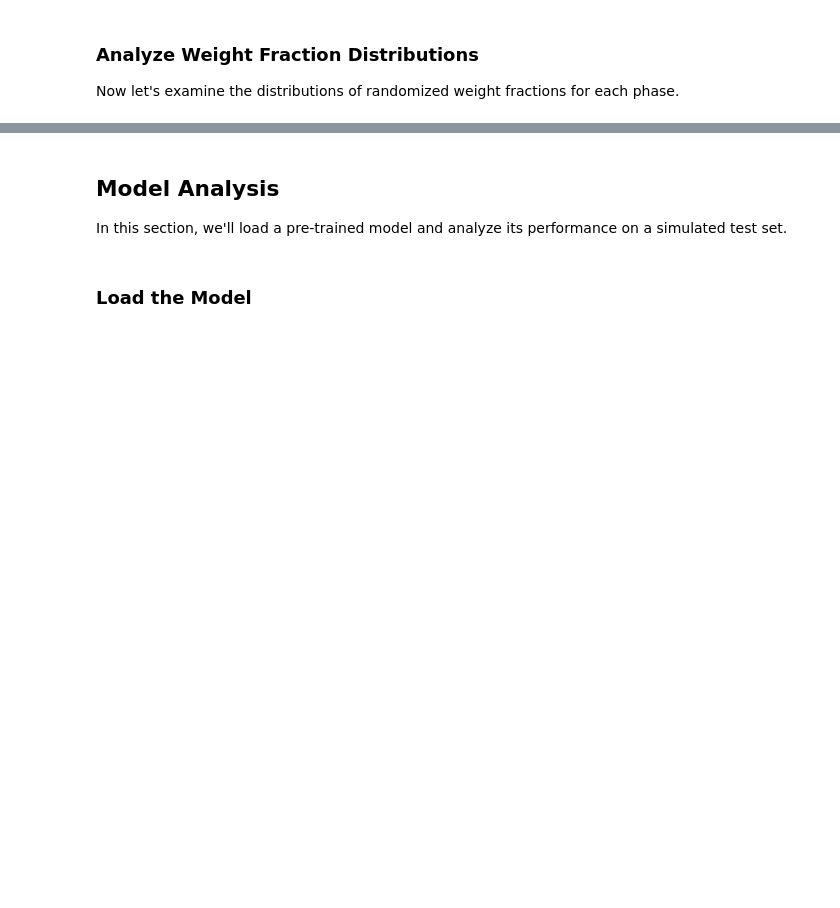
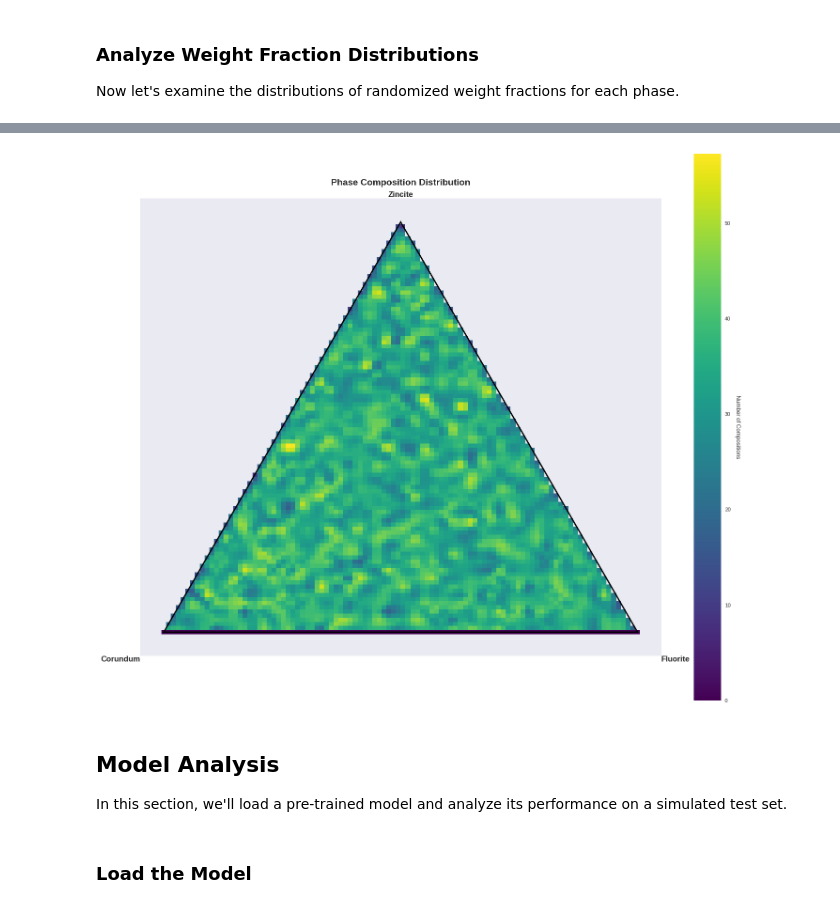
Before and after one commit to Machine-Intelligence-Characterisation/ML-for-phase-analysis, a Jupyter notebook: analysis/analysis.ipynb, the cells around one changed output, grey strips where cells are left out. Cells and saved outputs as stored; diff of their text form; code cells hidden in the pictures; blank space fills up the shorter version.

```diff
--- a/analysis/analysis.ipynb
+++ b/analysis/analysis.ipynb
@@ -146,4 +171,100 @@ Zincite     0.333472
 dtype: float64
+# %%
+def analyze_phase_distributions(weight_fractions, output_dir=None, dpi=300, nbins=100):
+    """
+    Comprehensive analysis of phase weight fraction distributions using smoothed interpolation.
+    """
+    # Set style for publication-quality plots
+    plt.style.use('seaborn-v0_8-paper')
+
+    # Create figure
+    fig = plt.figure(figsize=(15, 12))
+    ax_tri = plt.gca()
+
+    # Convert to barycentric coordinates
+    points = weight_fractions.values
+
+    # Convert barycentric to cartesian coordinates
+    cart_coords = np.zeros((len(points), 2))
+    for i, point in enumerate(points):
+        cart_coords[i,0] = 0.5 * (2 * point[1] + point[2])  # x coordinate
+        cart_coords[i,1] = np.sqrt(3)/2 * point[2]          # y coordinate
+
+    x = cart_coords[:,0]
+    y = cart_coords[:,1]
+
+    # Create a fine mesh for interpolation
+    xi = np.linspace(0, 1, nbins)
+    yi = np.linspace(0, np.sqrt(3)/2, nbins)
+    xi_mg, yi_mg = np.meshgrid(xi, yi)
+
+    # Calculate point density using histogram
+    H, xedges, yedges = np.histogram2d(x, y, bins=nbins//2,
+                                      range=[[0, 1], [0, np.sqrt(3)/2]])
+
+    # Get the centers of the histogram bins
+    x_centers = (xedges[:-1] + xedges[1:]) / 2
+    y_centers = (yedges[:-1] + yedges[1:]) / 2
+    xc_mg, yc_mg = np.meshgrid(x_centers, y_centers)
+
+    # Interpolate the histogram values onto the fine mesh
+    zi = griddata((xc_mg.flatten(), yc_mg.flatten()),
+                 H.T.flatten(),
+                 (xi_mg, yi_mg),
+                 method='cubic',
+                 fill_value=0)
+
+    # Create mask for points inside triangle
+    def in_triangle(points):
+        x, y = points[:, 0], points[:, 1]
+        # Three line equations for triangle sides
+        c1 = y >= 0  # Bottom line
+        c2 = y <= -np.sqrt(3) * (x - 1)  # Right line
+        c3 = y <= np.sqrt(3) * x  # Left line
+        return c1 & c2 & c3
+
+    # Create and apply mask
+    points_mg = np.column_stack((xi_mg.flatten(), yi_mg.flatten()))
+    mask = in_triangle(points_mg).reshape(xi_mg.shape)
+    zi_masked = np.ma.masked_array(zi, ~mask)
+
+    # Plot interpolated density with mask
+    im = ax_tri.pcolormesh(xi, yi, zi_masked, cmap='viridis', shading='auto')
+
+    # Add colorbar
+    cbar = plt.colorbar(im, ax=ax_tri)
+    cbar.set_label('Number of Compositions', rotation=270, labelpad=15)
+
+    # Plot triangle boundary
+    triangle = plt.Polygon([[0,0], [1,0], [0.5, np.sqrt(3)/2]],
+                         fill=False, color='black', linewidth=2)
+    ax_tri.add_patch(triangle)
+
+    # Add labels at vertices
+    label_offset = 0.05
+    ax_tri.text(-label_offset, -label_offset, 'Corundum', ha='right', va='top', fontsize=12, fontweight='bold')
+    ax_tri.text(1 + label_offset, -label_offset, 'Fluorite', ha='left', va='top', fontsize=12, fontweight='bold')
+    ax_tri.text(0.5, np.sqrt(3)/2 + label_offset, 'Zincite', ha='center', va='bottom', fontsize=12, fontweight='bold')
+
+    # Set limits exactly to triangle bounds with small padding
+    padding = 0.05
+    ax_tri.set_xlim(-padding, 1 + padding)
+    ax_tri.set_ylim(-padding, (np.sqrt(3)/2) + padding)
+
+    ax_tri.set_aspect('equal')
+    ax_tri.set_title('Phase Composition Distribution', pad=20, fontsize=14, fontweight='bold')
+    ax_tri.set_xticks([])
+    ax_tri.set_yticks([])
+
+    plt.tight_layout()
+
+    return fig
+
+# Usage:
+fig = analyze_phase_distributions(weight_fractions)
+plt.show()
+# %% [output]
+[figure, added]
 # %%
 # TODO: Visualise the distribution of the other parameters.
 # %% [markdown]
```
Also changed, not shown: parts of 8 cells of this notebook, 1 other file.
